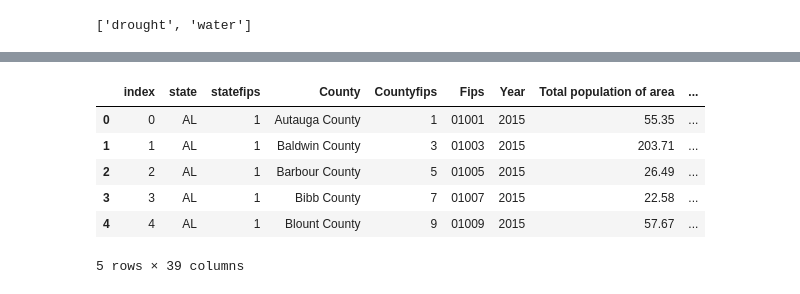
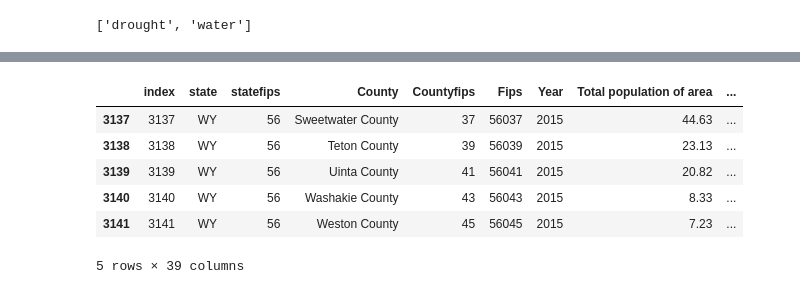
Before and after one commit to gwroth89/water-use-analysis, a Jupyter notebook: Water and Drought County Clean Data.ipynb, the cells around one changed output, grey strips where cells are left out. Cells and saved outputs as stored; diff of their text form; code cells hidden in the pictures.

```diff
--- a/Water and Drought County Clean Data.ipynb
+++ b/Water and Drought County Clean Data.ipynb
@@ -405,10 +417,10 @@ pd.read_sql_query('select * from drought', con=engine).head()
 # %%
-pd.read_sql_query('select * from water', con=engine).head()
+pd.read_sql_query('select * from water', con=engine).tail()
 # %% [output]
 |  | index | state | statefips | County | Countyfips | Fips | Year | Total population of area | ... |
-| 0 | 0 | AL | 1 | Autauga County | 1 | 01001 | 2015 | 55.35 | ... |
-| 1 | 1 | AL | 1 | Baldwin County | 3 | 01003 | 2015 | 203.71 | ... |
-| 2 | 2 | AL | 1 | Barbour County | 5 | 01005 | 2015 | 26.49 | ... |
-| 3 | 3 | AL | 1 | Bibb County | 7 | 01007 | 2015 | 22.58 | ... |
-| 4 | 4 | AL | 1 | Blount County | 9 | 01009 | 2015 | 57.67 | ... |
+| 3137 | 3137 | WY | 56 | Sweetwater County | 37 | 56037 | 2015 | 44.63 | ... |
+| 3138 | 3138 | WY | 56 | Teton County | 39 | 56039 | 2015 | 23.13 | ... |
+| 3139 | 3139 | WY | 56 | Uinta County | 41 | 56041 | 2015 | 20.82 | ... |
+| 3140 | 3140 | WY | 56 | Washakie County | 43 | 56043 | 2015 | 8.33 | ... |
+| 3141 | 3141 | WY | 56 | Weston County | 45 | 56045 | 2015 | 7.23 | ... |
 5 rows × 39 columns
```
Also changed, not shown: parts of 4 cells of this notebook.
